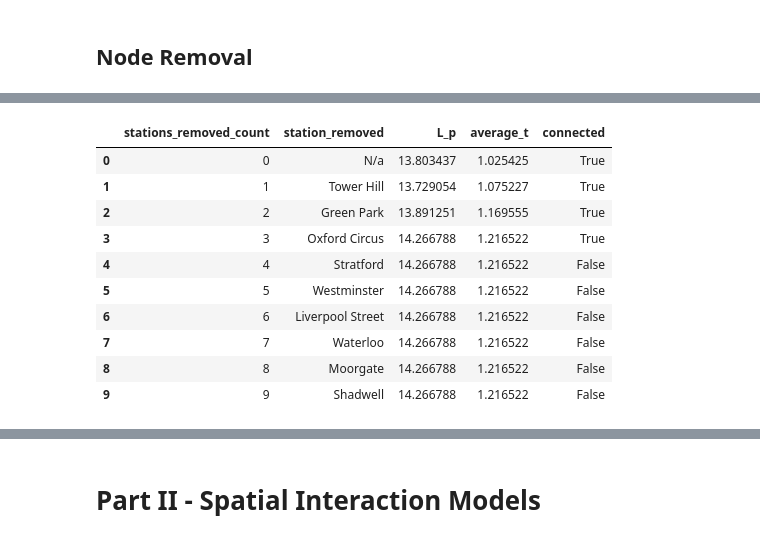
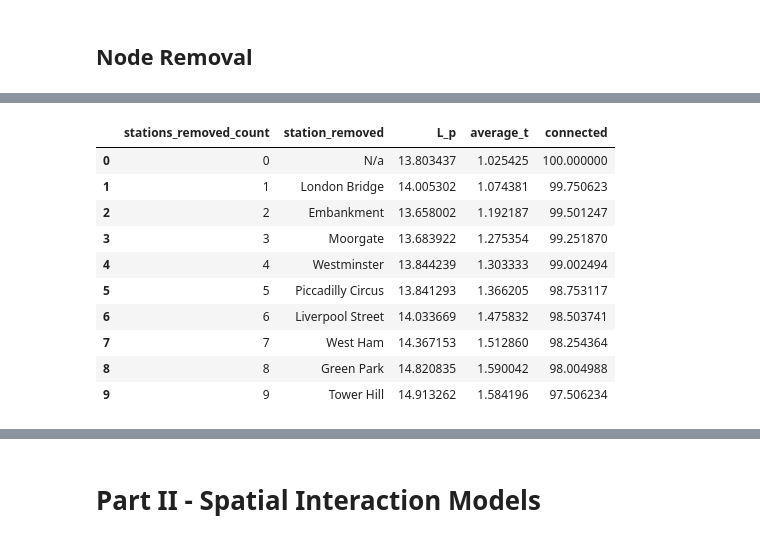
Before and after one commit to grolls23/UrbsimAssessment, a Jupyter notebook: UrbsimFinal.ipynb, the cells around one changed output, grey strips where cells are left out. Drawn from its saved outputs; the diff is of its cells as text; code cells hidden in the pictures.

```diff
--- a/UrbsimFinal.ipynb
+++ b/UrbsimFinal.ipynb
@@ -569,7 +571,7 @@ G_nsd = G.copy()
 G_size = G_nsd.number_of_nodes()
 
 #Baseline
-average_t_base, L_p_base = calc_impacts(G_nsd, flows_for_later)
+#average_t_base, L_p_base = calc_impacts(G_nsd, flows_for_later)
 
 removal_nsd = degree_top_fifteen.copy()
 flow_tracker = flows_for_later.copy()
@@ -578,11 +580,14 @@ flow_tracker = flows_for_later.copy()
 column_names = ['stations_removed_count', 'station_removed', 'L_p', 'average_t', 'connected']
 results_table = pd.DataFrame(columns=column_names)
 
-results_table.loc[0] = [0, 'N/a', L_p_base, average_t_base, True]
+results_table.loc[0] = [0, 'N/a', L_p_base, average_t_base, 100]
 
 for i in range(10):
 
     random_row = removal_nsd.sample()
+    while not G_nsd.has_node(random_row.index[0]) :
+        random_row = removal_nsd.sample()
+
     print(random_row)
 
     # Get the index label and the corresponding row value
@@ -598,9 +603,7 @@ for i in range(10):
     #Remove station from graph
     G_nsd.remove_node(removed_station)
 
-    connected = True
-
-    #Calculate metrics - REMOVE TRY EXCEPT LATER
+    #Calculate metrics
     if nx.is_connected(G_nsd):
         average_t, L_p = calc_impacts(G_nsd, flow_tracker)
         largest_comp_pct = G_nsd.number_of_nodes() * 100 / G_size
@@ -611,14 +614,13 @@ for i in range(10):
 
         #Reset flow_tracker
         connected_components.remove(largest_component)
-        for component in connected_components[::2]:
+        for component in connected_components[::1]:
             for node in component:
                 #Do for each of the other components and all the stations in them
                 flow_tracker = flow_tracker[~(flow_tracker['station_origin'].str.contains(node) | flow_tracker['station_destination'].str.contains(node))]
 
         average_t, L_p = calc_impacts(G_nsd, flow_tracker)
         largest_comp_pct = G_nsd.number_of_nodes() * 100 / G_size
-        pass
 
     #Fix input of connected as true
     results_table.loc[i+1] = [i+1, removed_station, L_p, average_t, largest_comp_pct]
@@ -898,11 +960,14 @@ flow_tracker = flows_for_later.copy()
 column_names = ['stations_removed_count', 'station_removed', 'L_p', 'average_t', 'connected']
 results_table = pd.DataFrame(columns=column_names)
 
-results_table.loc[0] = [0, 'N/a', L_p_base, average_t_base, True]
+results_table.loc[0] = [0, 'N/a', L_p_base, average_t_base, 100]
 
 for i in range(10):
 
     random_row = removal_nse.sample()
+    while not G_nsb.has_node(random_row.index[0]) :
+        random_row = removal_nse.sample()
+
     print(random_row)
 
     # Get the index label and the corresponding row value
@@ -920,15 +985,27 @@ for i in range(10):
 
     connected = True
 
-    #Calculate metrics - REMOVE TRY EXCEPT LATER
-    try:
+    #Calculate metrics
+    if nx.is_connected(G_nse):
         average_t, L_p = calc_impacts(G_nse, flow_tracker)
-    except:
-        connected = False
-        pass
+        largest_comp_pct = G_nse.number_of_nodes() * 100 / G_size
+    else:
+        connected_components = list(nx.connected_components(G_nse))
+        largest_component = max(connected_components, key=len)
+        G_nse = G_nse.subgraph(largest_component).copy()
+
+        #Reset flow_tracker
+        connected_components.remove(largest_component)
+        for component in connected_components[::1]:
+            for node in component:
+                #Do for each of the other components and all the stations in them
+                flow_tracker = flow_tracker[~(flow_tracker['station_origin'].str.contains(node) | flow_tracker['station_destination'].str.contains(node))]
+
+        average_t, L_p = calc_impacts(G_nse, flow_tracker)
+        largest_comp_pct = G_nse.number_of_nodes() * 100 / G_size
 
     #Fix input of connected as true
-    results_table.loc[i+1] = [i+1, removed_station, L_p, average_t, connected]
+    results_table.loc[i+1] = [i+1, removed_station, L_p, average_t, largest_comp_pct]
 
 results_table.head(10)
 # %% [output]
@@ -952,14 +1032,14 @@ Error: No path from source to target
 |  | stations_removed_count | station_removed | L_p | average_t | connected |
-| 0 | 0 | N/a | 13.803437 | 1.025425 | True |
-| 1 | 1 | Tower Hill | 13.729054 | 1.075227 | True |
-| 2 | 2 | Green Park | 13.891251 | 1.169555 | True |
-| 3 | 3 | Oxford Circus | 14.266788 | 1.216522 | True |
-| 4 | 4 | Stratford | 14.266788 | 1.216522 | False |
-| 5 | 5 | Westminster | 14.266788 | 1.216522 | False |
-| 6 | 6 | Liverpool Street | 14.266788 | 1.216522 | False |
-| 7 | 7 | Waterloo | 14.266788 | 1.216522 | False |
-| 8 | 8 | Moorgate | 14.266788 | 1.216522 | False |
-| 9 | 9 | Shadwell | 14.266788 | 1.216522 | False |
+| 0 | 0 | N/a | 13.803437 | 1.025425 | 100.000000 |
+| 1 | 1 | London Bridge | 14.005302 | 1.074381 | 99.750623 |
+| 2 | 2 | Embankment | 13.658002 | 1.192187 | 99.501247 |
+| 3 | 3 | Moorgate | 13.683922 | 1.275354 | 99.251870 |
+| 4 | 4 | Westminster | 13.844239 | 1.303333 | 99.002494 |
+| 5 | 5 | Piccadilly Circus | 13.841293 | 1.366205 | 98.753117 |
+| 6 | 6 | Liverpool Street | 14.033669 | 1.475832 | 98.503741 |
+| 7 | 7 | West Ham | 14.367153 | 1.512860 | 98.254364 |
+| 8 | 8 | Green Park | 14.820835 | 1.590042 | 98.004988 |
+| 9 | 9 | Tower Hill | 14.913262 | 1.584196 | 97.506234 |
 # %%
 #Sequential - Eigenvector
 G_se = G.copy()
```
Also changed, not shown: parts of 7 cells of this notebook.
